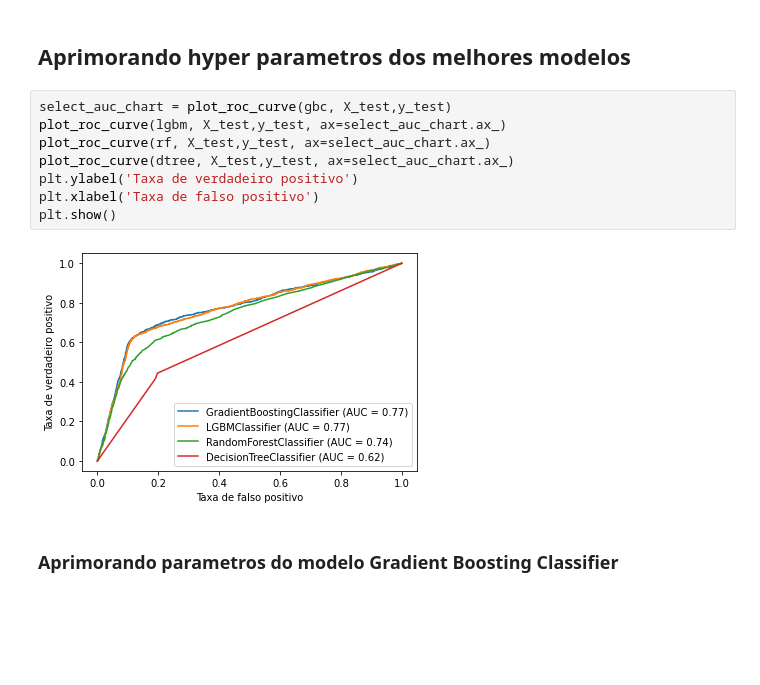
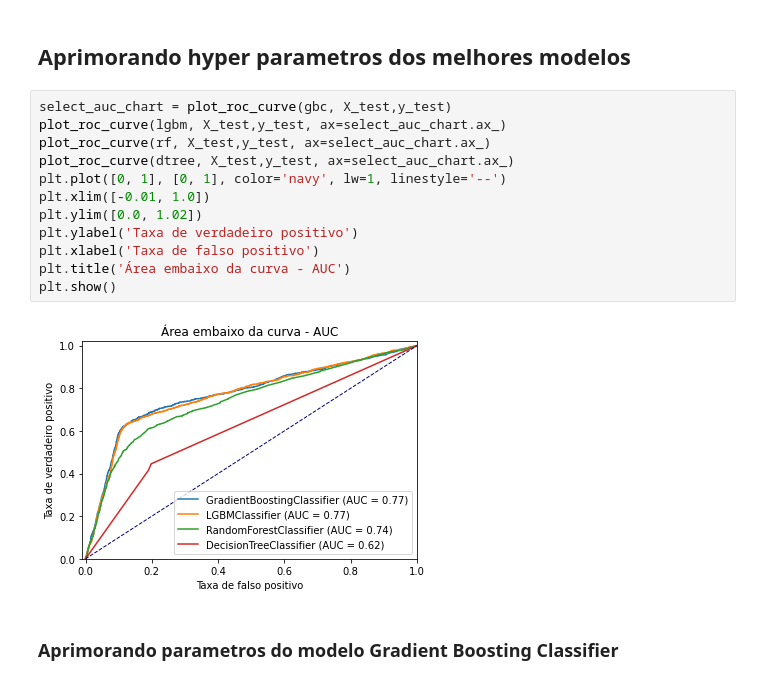
Before and after one commit to tmowes/projeto_I, a Jupyter notebook: projetoI.ipynb, the cells around one changed output. Drawn from its saved outputs; the diff is of its cells as text; blank space fills up the shorter version.

```diff
--- a/projetoI.ipynb
+++ b/projetoI.ipynb
@@ -701,13 +703,17 @@ weighted avg       0.82      0.83      0.82      6000
 # %%
 select_auc_chart = plot_roc_curve(gbc, X_test,y_test)
 plot_roc_curve(lgbm, X_test,y_test, ax=select_auc_chart.ax_)
 plot_roc_curve(rf, X_test,y_test, ax=select_auc_chart.ax_)
 plot_roc_curve(dtree, X_test,y_test, ax=select_auc_chart.ax_)
+plt.plot([0, 1], [0, 1], color='navy', lw=1, linestyle='--')
+plt.xlim([-0.01, 1.0])
+plt.ylim([0.0, 1.02])
 plt.ylabel('Taxa de verdadeiro positivo')
 plt.xlabel('Taxa de falso positivo')
+plt.title('Área embaixo da curva - AUC')
 plt.show()
 # %% [output]
-[figure, old version]
+[figure, new version]
 # %% [markdown]
 ### Aprimorando parametros do modelo Gradient Boosting Classifier
 # %%
```
Also changed, not shown: parts of 4 cells of this notebook.
